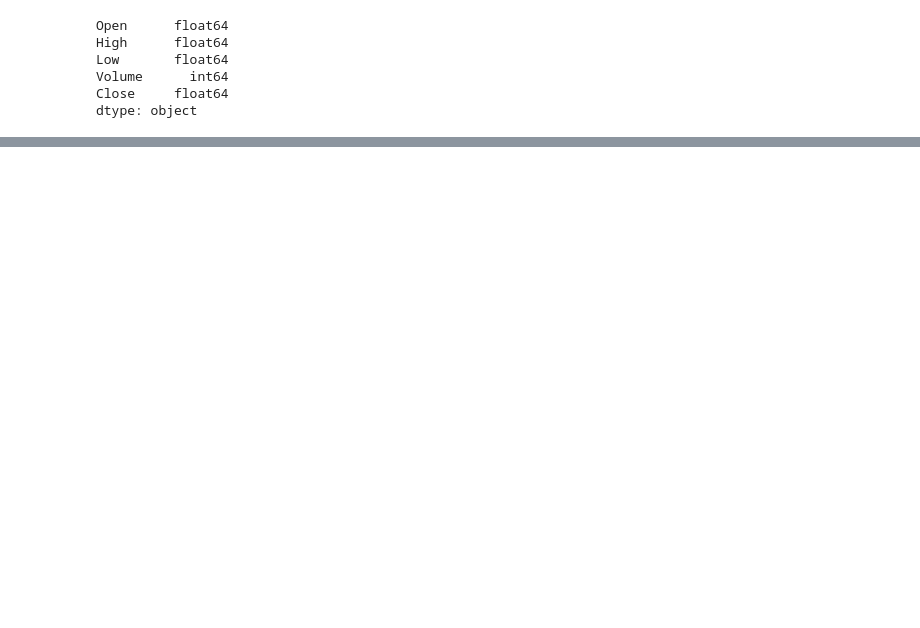
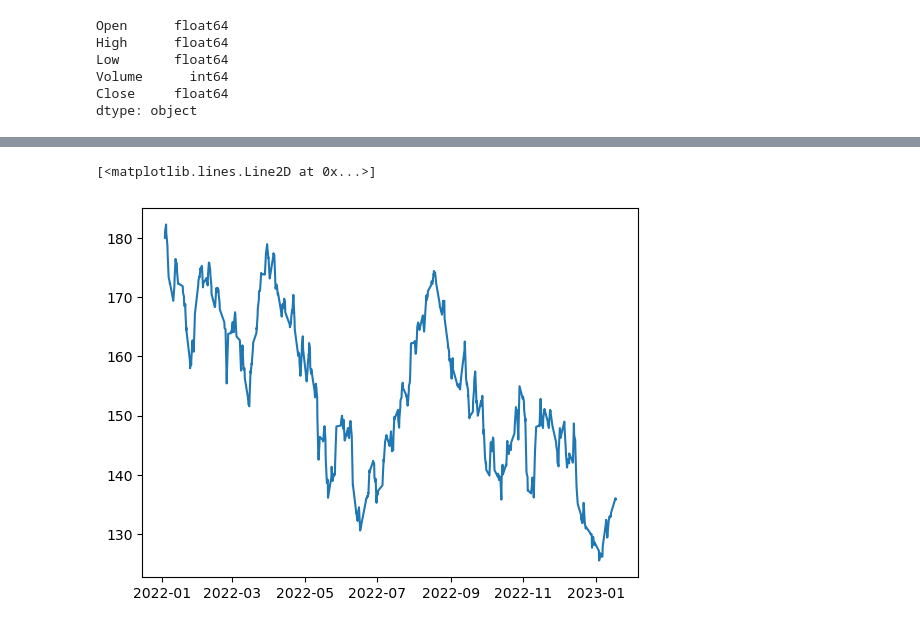
Before and after one commit to Forte42/Money_Bot, a Jupyter notebook: make_a_model.ipynb, the cells around one changed output, grey strips where cells are left out. Cells and saved outputs as stored; diff of their text form; code cells hidden in the pictures; blank space fills up the shorter version.

```diff
--- a/make_a_model.ipynb
+++ b/make_a_model.ipynb
@@ -73,0 +102,4 @@ plt.plot(range(len(aapl_df_play)), aapl_df_play[['Close']])
+# %%
+# Create VWAP DF
+vwap_df = aapl_df_play.ta.vwap()
+print(vwap_df.tail())
@@ -73,0 +126,5 @@ plt.plot(range(len(aapl_df_play)), aapl_df_play[['Close']])
+# %%
+plt.plot(vwap_df)
+# %% [output]
+[<matplotlib.lines.Line2D at 0x...>]
+[figure, added]
```
Also changed, not shown: parts of 12 cells of this notebook.
